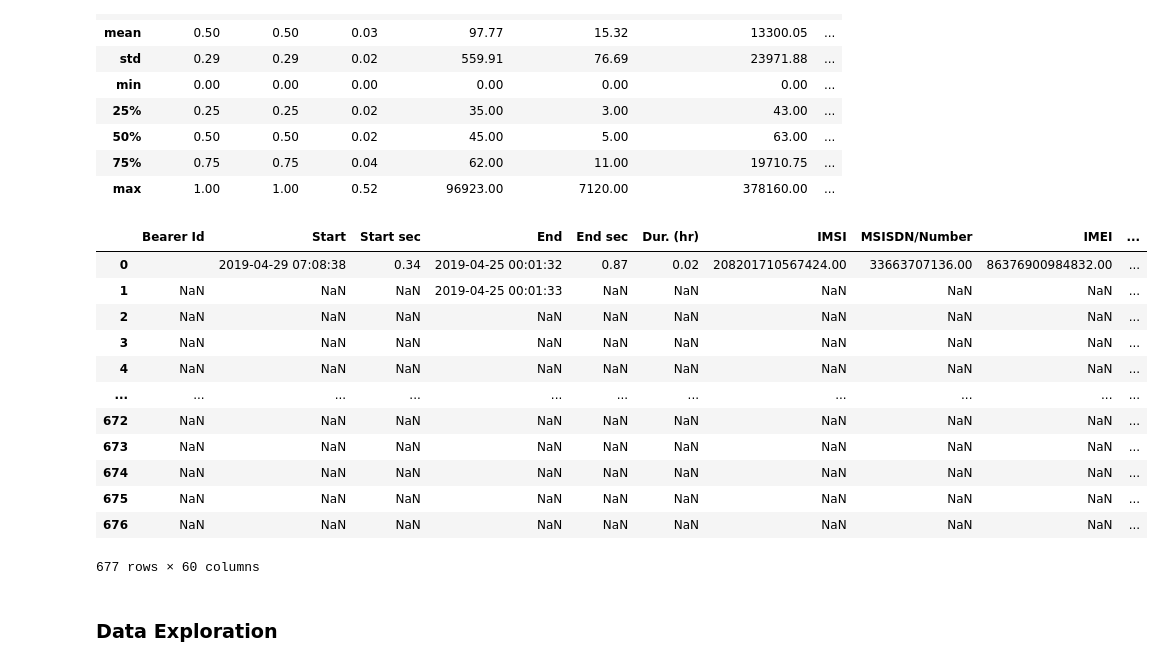
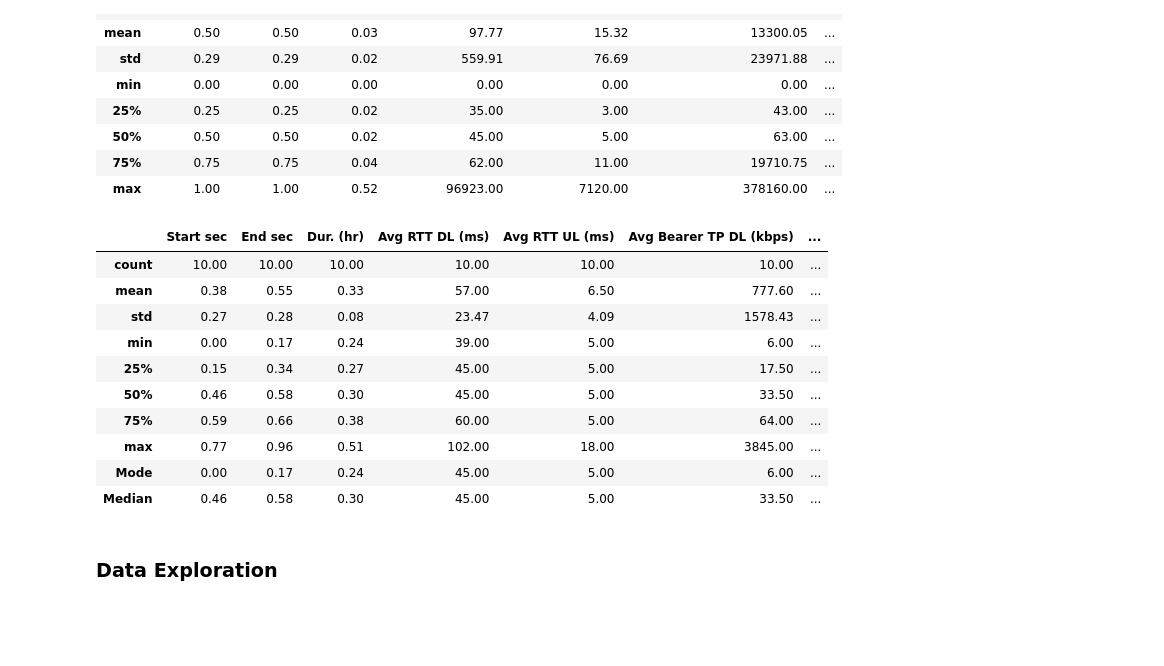
Before and after one commit to DePacifier/TeleCo-Analysis, a Jupyter notebook: notebooks/data_exploration_and_analysis.ipynb, the cells around one changed output. Drawn from its saved outputs; the diff is of its cells as text; code cells hidden in the pictures; blank space fills up the shorter version.

Commit message:
completed dispersion params

```diff
--- a/notebooks/data_exploration_and_analysis.ipynb
+++ b/notebooks/data_exploration_and_analysis.ipynb
@@ -128,21 +128,19 @@ DataFrame Description:
 | 75% | 0.75 | 0.75 | 0.04 | 62.00 | 11.00 | 19710.75 | ... |
 | max | 1.00 | 1.00 | 0.52 | 96923.00 | 7120.00 | 378160.00 | ... |
 # %%
-explorer.get_mode()
+explorer.get_dispersion_params()
 # %% [output]
-|  | Bearer Id | Start | Start sec | End | End sec | Dur. (hr) | IMSI | MSISDN/Number | IMEI | ... |
-| 0 |  | 2019-04-29 07:08:38 | 0.34 | 2019-04-25 00:01:32 | 0.87 | 0.02 | 208201710567424.00 | 33663707136.00 | 86376900984832.00 | ... |
-| 1 | NaN | NaN | NaN | 2019-04-25 00:01:33 | NaN | NaN | NaN | NaN | NaN | ... |
-| 2 | NaN | NaN | NaN | NaN | NaN | NaN | NaN | NaN | NaN | ... |
-| 3 | NaN | NaN | NaN | NaN | NaN | NaN | NaN | NaN | NaN | ... |
-| 4 | NaN | NaN | NaN | NaN | NaN | NaN | NaN | NaN | NaN | ... |
-| ... | ... | ... | ... | ... | ... | ... | ... | ... | ... | ... |
-| 672 | NaN | NaN | NaN | NaN | NaN | NaN | NaN | NaN | NaN | ... |
-| 673 | NaN | NaN | NaN | NaN | NaN | NaN | NaN | NaN | NaN | ... |
-| 674 | NaN | NaN | NaN | NaN | NaN | NaN | NaN | NaN | NaN | ... |
-| 675 | NaN | NaN | NaN | NaN | NaN | NaN | NaN | NaN | NaN | ... |
-| 676 | NaN | NaN | NaN | NaN | NaN | NaN | NaN | NaN | NaN | ... |
+|  | Start sec | End sec | Dur. (hr) | Avg RTT DL (ms) | Avg RTT UL (ms) | Avg Bearer TP DL (kbps) | ... |
+| count | 10.00 | 10.00 | 10.00 | 10.00 | 10.00 | 10.00 | ... |
+| mean | 0.38 | 0.55 | 0.33 | 57.00 | 6.50 | 777.60 | ... |
+| std | 0.27 | 0.28 | 0.08 | 23.47 | 4.09 | 1578.43 | ... |
+| min | 0.00 | 0.17 | 0.24 | 39.00 | 5.00 | 6.00 | ... |
+| 25% | 0.15 | 0.34 | 0.27 | 45.00 | 5.00 | 17.50 | ... |
+| 50% | 0.46 | 0.58 | 0.30 | 45.00 | 5.00 | 33.50 | ... |
+| 75% | 0.59 | 0.66 | 0.38 | 60.00 | 5.00 | 64.00 | ... |
+| max | 0.77 | 0.96 | 0.51 | 102.00 | 18.00 | 3845.00 | ... |
+| Mode | 0.00 | 0.17 | 0.24 | 45.00 | 5.00 | 6.00 | ... |
+| Median | 0.46 | 0.58 | 0.30 | 45.00 | 5.00 | 33.50 | ... |
-677 rows × 60 columns
 # %% [markdown]
 ### Data Exploration
 # %% [markdown]
```
Also changed, not shown: 2 other files.
